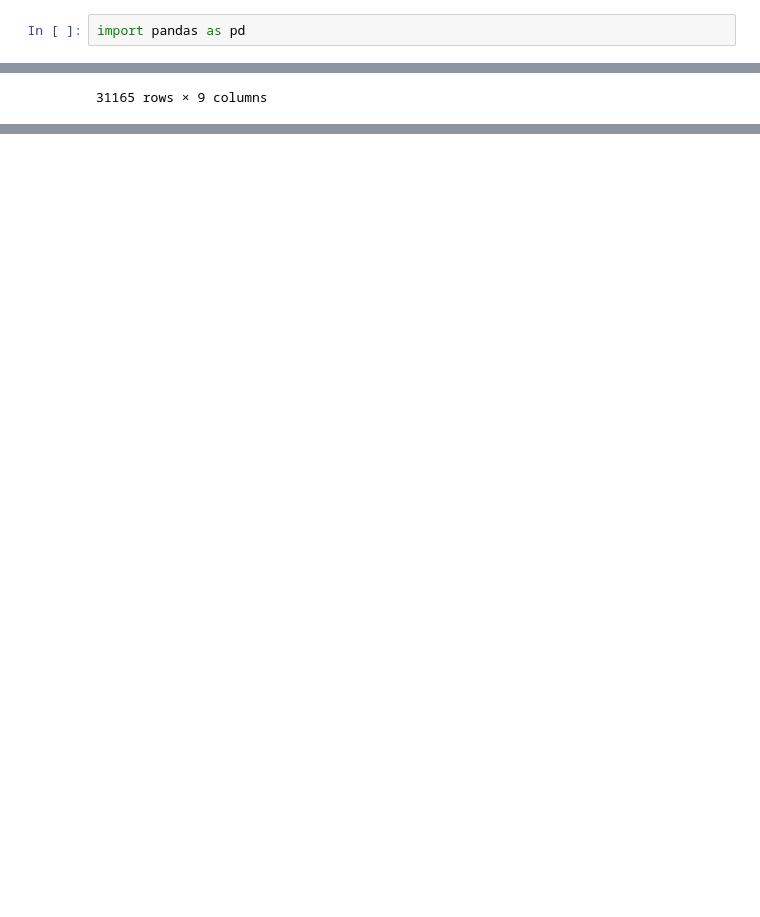
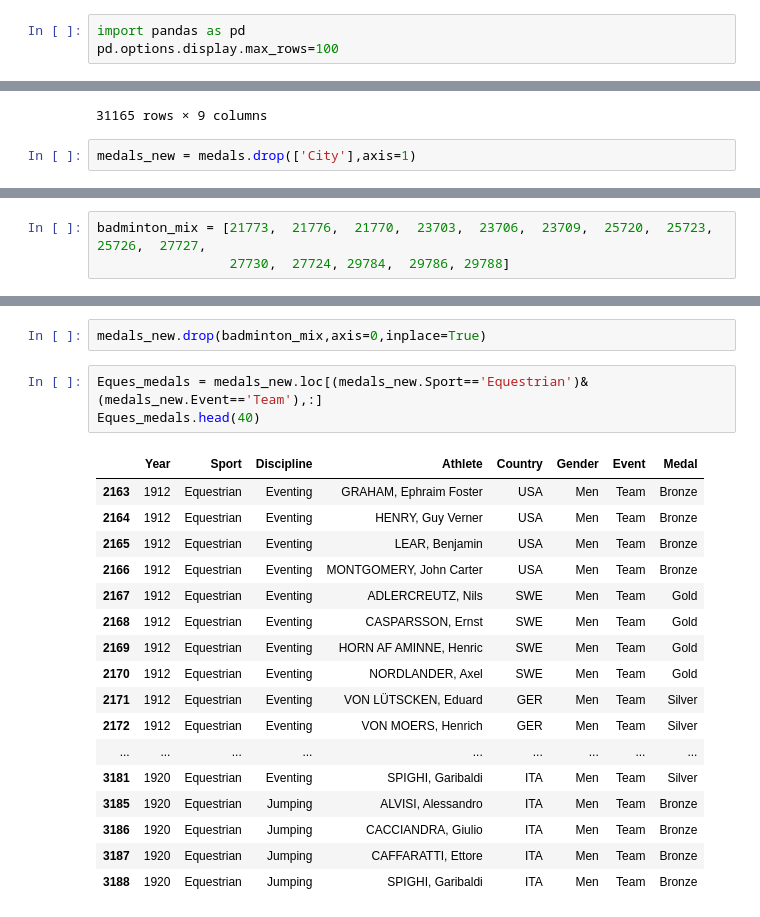
Before and after one commit to hamednasr/Olympic-medals-data-anlysis, a Jupyter notebook: Olympic Medals Data Analysis.ipynb, the cells around one changed output, grey strips where cells are left out. Cells and saved outputs as stored; diff of their text form; blank space fills up the shorter version.

```diff
--- a/Olympic Medals Data Analysis.ipynb
+++ b/Olympic Medals Data Analysis.ipynb
@@ -2,6 +2,7 @@
 # Olympic Medals Data Analysis
 # %%
 import pandas as pd
+pd.options.display.max_rows=100
 # %%
 medals = pd.read_csv('summer.csv')
 medals.head()
@@ -28,3 +29,5 @@ medals.sort_values(['Year','Sport','Discipline','Event'])
 | 31163 | 2012 | London | Wrestling | Wrestling Freestyle | ALEKSANYAN, Artur | ARM | Men | Wg 96 KG | Bronze |
 | 31164 | 2012 | London | Wrestling | Wrestling Freestyle | LIDBERG, Jimmy | SWE | Men | Wg 96 KG | Bronze |
 31165 rows × 9 columns
+# %%
+medals_new = medals.drop(['City'],axis=1)
@@ -30,0 +44,3 @@ medals.sort_values(['Year','Sport','Discipline','Event'])
+# %%
+badminton_mix = [21773,  21776,  21770,  23703,  23706,  23709,  25720,  25723,  25726,  27727,
+                 27730,  27724, 29784,  29786, 29788]
@@ -30,0 +66,23 @@ medals.sort_values(['Year','Sport','Discipline','Event'])
+# %%
+medals_new.drop(badminton_mix,axis=0,inplace=True)
+# %%
+Eques_medals = medals_new.loc[(medals_new.Sport=='Equestrian')&(medals_new.Event=='Team'),:]
+Eques_medals.head(40)
+# %% [output]
+|  | Year | Sport | Discipline | Athlete | Country | Gender | Event | Medal |
+| 2163 | 1912 | Equestrian | Eventing | GRAHAM, Ephraim Foster | USA | Men | Team | Bronze |
+| 2164 | 1912 | Equestrian | Eventing | HENRY, Guy Verner | USA | Men | Team | Bronze |
+| 2165 | 1912 | Equestrian | Eventing | LEAR, Benjamin | USA | Men | Team | Bronze |
+| 2166 | 1912 | Equestrian | Eventing | MONTGOMERY, John Carter | USA | Men | Team | Bronze |
+| 2167 | 1912 | Equestrian | Eventing | ADLERCREUTZ, Nils | SWE | Men | Team | Gold |
+| 2168 | 1912 | Equestrian | Eventing | CASPARSSON, Ernst | SWE | Men | Team | Gold |
+| 2169 | 1912 | Equestrian | Eventing | HORN AF AMINNE, Henric | SWE | Men | Team | Gold |
+| 2170 | 1912 | Equestrian | Eventing | NORDLANDER, Axel | SWE | Men | Team | Gold |
+| 2171 | 1912 | Equestrian | Eventing | VON LÜTSCKEN, Eduard | GER | Men | Team | Silver |
+| 2172 | 1912 | Equestrian | Eventing | VON MOERS, Henrich | GER | Men | Team | Silver |
+| ... | ... | ... | ... | ... | ... | ... | ... | ... |
+| 3181 | 1920 | Equestrian | Eventing | SPIGHI, Garibaldi | ITA | Men | Team | Silver |
+| 3185 | 1920 | Equestrian | Jumping | ALVISI, Alessandro | ITA | Men | Team | Bronze |
+| 3186 | 1920 | Equestrian | Jumping | CACCIANDRA, Giulio | ITA | Men | Team | Bronze |
+| 3187 | 1920 | Equestrian | Jumping | CAFFARATTI, Ettore | ITA | Men | Team | Bronze |
+| 3188 | 1920 | Equestrian | Jumping | SPIGHI, Garibaldi | ITA | Men | Team | Bronze |
```
Also changed, not shown: parts of 27 cells of this notebook.
